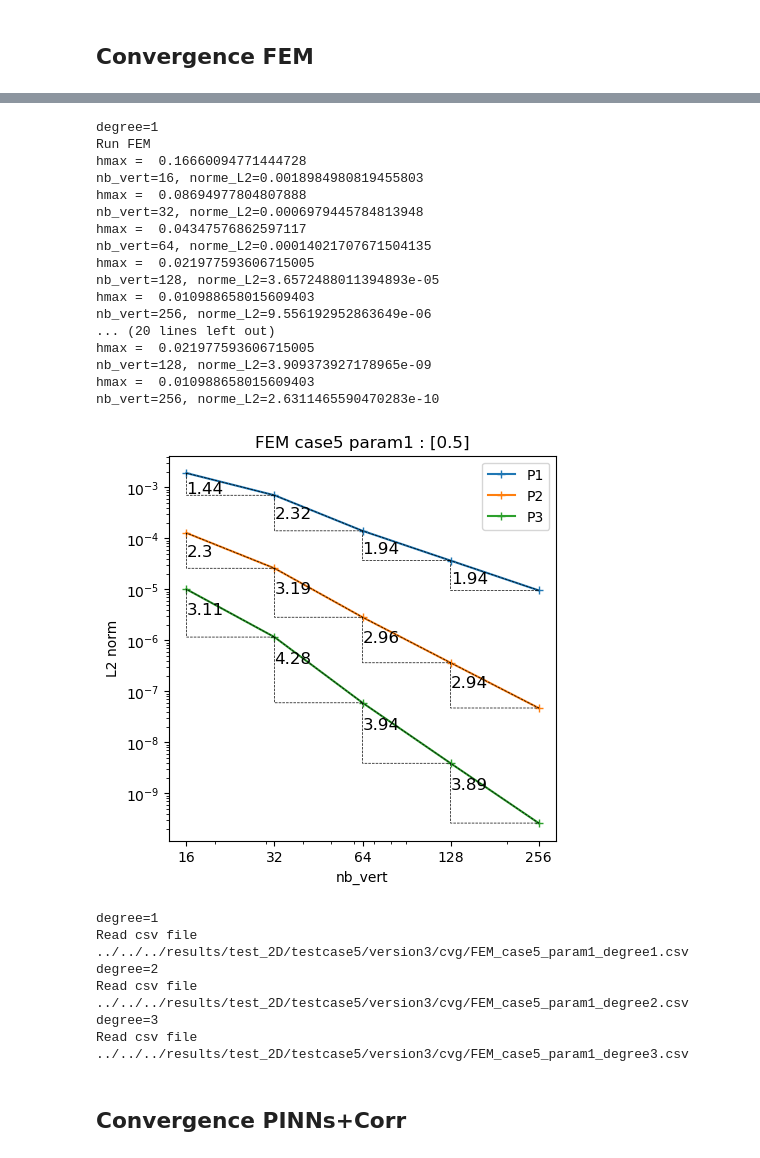
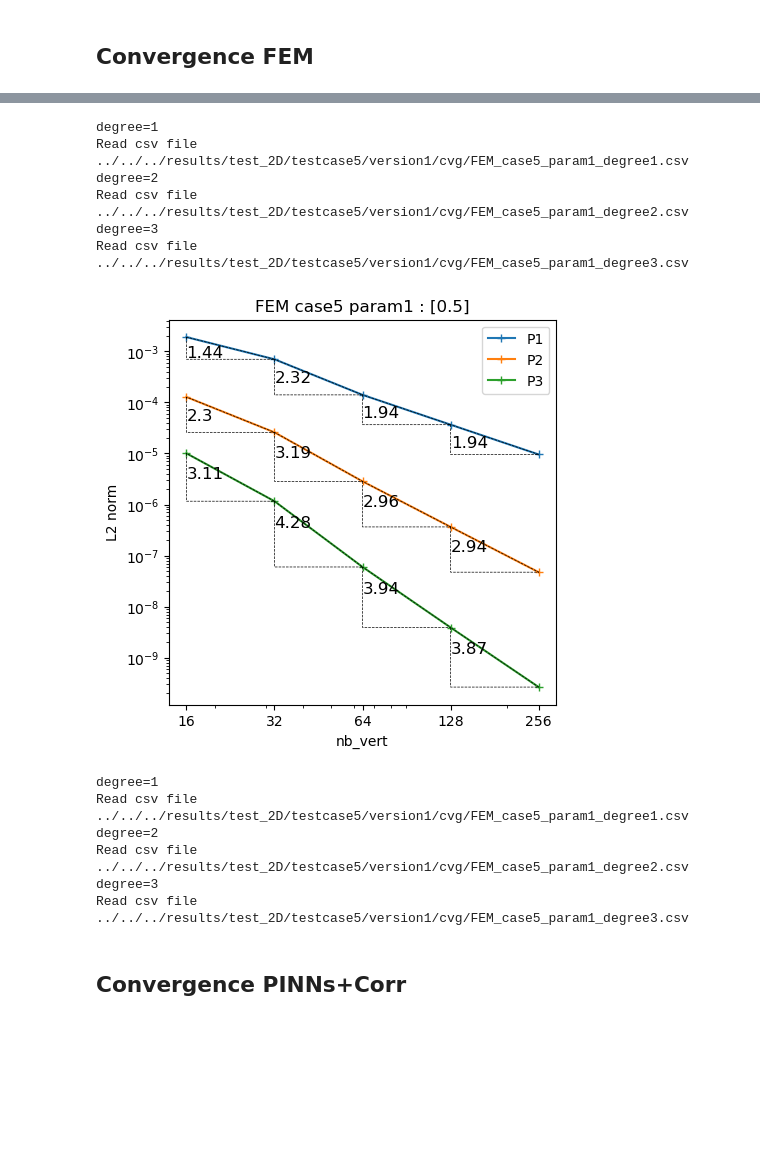
Before and after one commit to flecourtier/Article1, a Jupyter notebook: tests_FEniCS/test_2D/convergence/convergence_5.ipynb, the cells around one changed output, grey strips where cells are left out. Saved outputs shown, nothing was run; the diff lists cells and outputs as text; code cells hidden in the pictures; blank space fills up the shorter version.

```diff
--- a/tests_FEniCS/test_2D/convergence/convergence_5.ipynb
+++ b/tests_FEniCS/test_2D/convergence/convergence_5.ipynb
@@ -3,7 +3,7 @@
 # %%
 # sélection du cas test
 testcase = 5
-version = 3
+version = 1
 param_num = 1
 # %%
 assert testcase == 5 and version in [1,2,3] and param_num == 1
@@ -158,43 +154,32 @@ nb_vert=256, norme_L2=2.6311465590470283e-10
 # %%
 plt.figure(figsize=(5, 5))
 
 # plot FEM error (L2 norm) as a function of h
 for d in [1, 2, 3]:
     print(f"degree={d}")
 
-    df_FEM, tab_nb_vert_FEM, tab_h_FEM, tab_err_FEM = run_FEM(d,new_run=True)
+    df_FEM, tab_nb_vert_FEM, tab_h_FEM, tab_err_FEM = run_FEM(d)
     plt.loglog(df_FEM['nb_vert'], df_FEM['err'], "+-", label='P'+str(d))
 
     # add slope for each segment
     for i in range(1,len(tab_nb_vert_FEM)):
         slope, vert_mid = compute_slope(i,tab_nb_vert_FEM,tab_err_FEM)
         plt.text(vert_mid[0]+1e-2 , vert_mid[1], str(slope), fontsize=12, ha='left', va='top')
 
 plt.xticks(df_FEM['nb_vert'], df_FEM['nb_vert'].round(3).astype(str))
 plt.xlabel('nb_vert')
 plt.ylabel('L2 norm')
 plt.title(f'FEM case{testcase} param{param_num} : {param}')
 plt.legend()
 plt.savefig(result_dir+f'FEM_case{testcase}_param{param_num}.png')
 # %% [output]
 degree=1
-Run FEM
-hmax =  0.16660094771444728
-nb_vert=16, norme_L2=0.0018984980819455803
-hmax =  0.08694977804807888
-nb_vert=32, norme_L2=0.0006979445784813948
-hmax =  0.04347576862597117
-nb_vert=64, norme_L2=0.00014021707671504135
-hmax =  0.021977593606715005
-nb_vert=128, norme_L2=3.6572488011394893e-05
-hmax =  0.010988658015609403
-nb_vert=256, norme_L2=9.556192952863649e-06
-... (20 lines left out)
-hmax =  0.021977593606715005
-nb_vert=128, norme_L2=3.909373927178965e-09
-hmax =  0.010988658015609403
-nb_vert=256, norme_L2=2.6311465590470283e-10
+Read csv file ../../../results/test_2D/testcase5/version1/cvg/FEM_case5_param1_degree1.csv
+degree=2
+Read csv file ../../../results/test_2D/testcase5/version1/cvg/FEM_case5_param1_degree2.csv
+degree=3
+Read csv file ../../../results/test_2D/testcase5/version1/cvg/FEM_case5_param1_degree3.csv
-[figure, old version]
+[figure, new version]
 # %%
 dict = {}
 for d in [1, 2, 3]:
@@ -210,11 +195,11 @@ csv_file = result_dir+f'FEM_case{testcase}_param{param_num}.csv'
 df_deg.to_csv(csv_file, index=False)
 # %% [output]
 degree=1
-Read csv file ../../../results/test_2D/testcase5/version3/cvg/FEM_case5_param1_degree1.csv
+Read csv file ../../../results/test_2D/testcase5/version1/cvg/FEM_case5_param1_degree1.csv
 degree=2
-Read csv file ../../../results/test_2D/testcase5/version3/cvg/FEM_case5_param1_degree2.csv
+Read csv file ../../../results/test_2D/testcase5/version1/cvg/FEM_case5_param1_degree2.csv
 degree=3
-Read csv file ../../../results/test_2D/testcase5/version3/cvg/FEM_case5_param1_degree3.csv
+Read csv file ../../../results/test_2D/testcase5/version1/cvg/FEM_case5_param1_degree3.csv
 # %% [markdown]
 ## Convergence PINNs+Corr
 # %%
```
Also changed, not shown: parts of 8 cells of this notebook, 7 other files.
